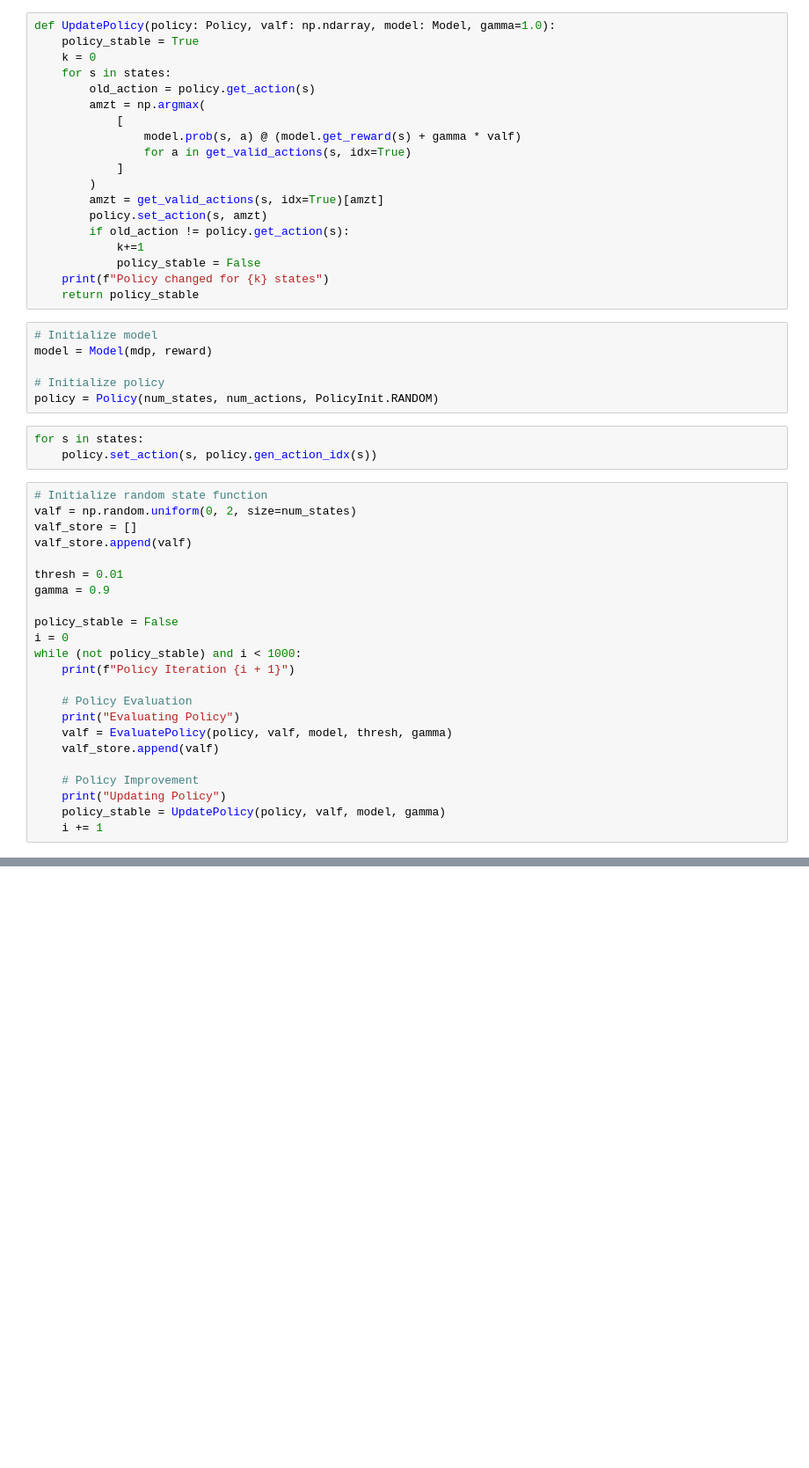
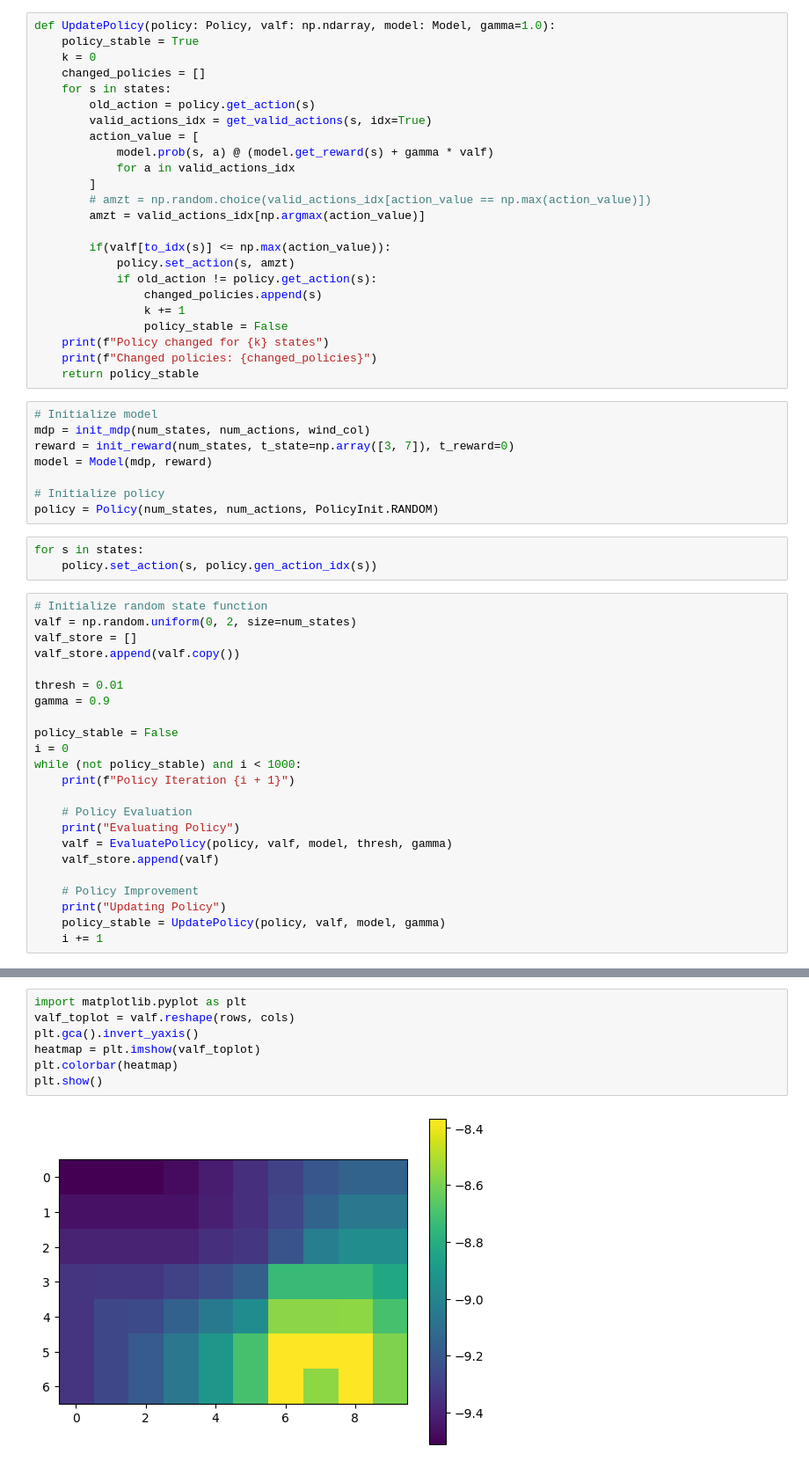
Before and after one commit to BuzzingTaz/RL-Project-1, a Jupyter notebook: PI.ipynb, the cells around one changed output, grey strips where cells are left out. Shown at 88% size. Saved outputs shown, nothing was run; the diff lists cells and outputs as text; blank space fills up the shorter version.

Commit message:
Finished PI testing and plotting

```diff
--- a/PI.ipynb
+++ b/PI.ipynb
@@ -34,23 +38,30 @@ def EvaluatePolicy(
 def UpdatePolicy(policy: Policy, valf: np.ndarray, model: Model, gamma=1.0):
     policy_stable = True
     k = 0
+    changed_policies = []
     for s in states:
         old_action = policy.get_action(s)
-        amzt = np.argmax(
-            [
-                model.prob(s, a) @ (model.get_reward(s) + gamma * valf)
-                for a in get_valid_actions(s, idx=True)
-            ]
-        )
-        amzt = get_valid_actions(s, idx=True)[amzt]
-        policy.set_action(s, amzt)
-        if old_action != policy.get_action(s):
-            k+=1
-            policy_stable = False
+        valid_actions_idx = get_valid_actions(s, idx=True)
+        action_value = [
+            model.prob(s, a) @ (model.get_reward(s) + gamma * valf)
+            for a in valid_actions_idx
+        ]
+        # amzt = np.random.choice(valid_actions_idx[action_value == np.max(action_value)])
+        amzt = valid_actions_idx[np.argmax(action_value)]
+
+        if(valf[to_idx(s)] <= np.max(action_value)):
+            policy.set_action(s, amzt)
+            if old_action != policy.get_action(s):
+                changed_policies.append(s)
+                k += 1
+                policy_stable = False
     print(f"Policy changed for {k} states")
+    print(f"Changed policies: {changed_policies}")
     return policy_stable
 # %%
 # Initialize model
+mdp = init_mdp(num_states, num_actions, wind_col)
+reward = init_reward(num_states, t_state=np.array([3, 7]), t_reward=0)
 model = Model(mdp, reward)
 
 # Initialize policy
@@ -62,7 +73,7 @@ for s in states:
 # Initialize random state function
 valf = np.random.uniform(0, 2, size=num_states)
 valf_store = []
-valf_store.append(valf)
+valf_store.append(valf.copy())
 
 thresh = 0.01
 gamma = 0.9
@@ -101,0 +113,9 @@ Policy changed for 0 states
+# %%
+import matplotlib.pyplot as plt
+valf_toplot = valf.reshape(rows, cols)
+plt.gca().invert_yaxis()
+heatmap = plt.imshow(valf_toplot)
+plt.colorbar(heatmap)
+plt.show()
+# %% [output]
+[figure, added]
```
Also changed, not shown: parts of 6 cells of this notebook, 1 other file.
